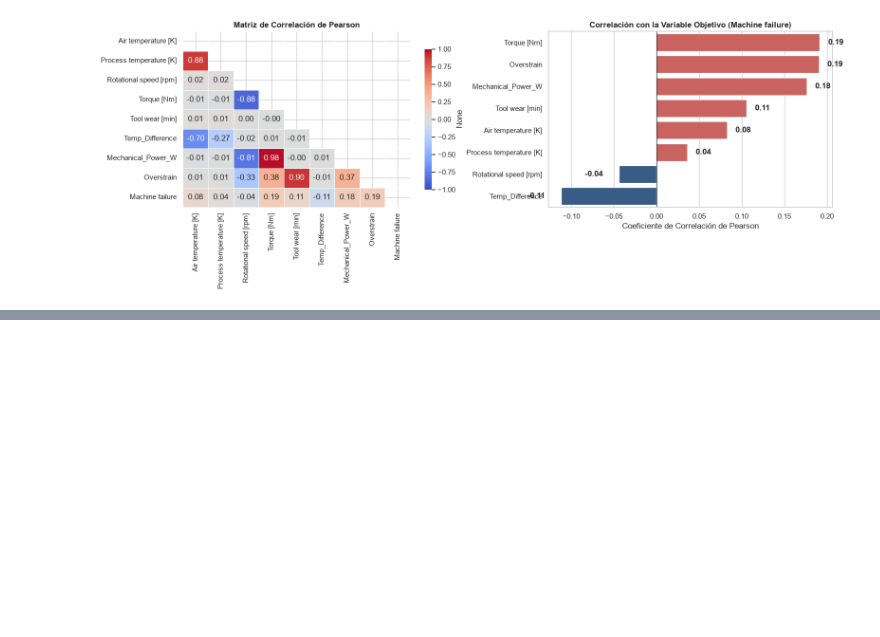
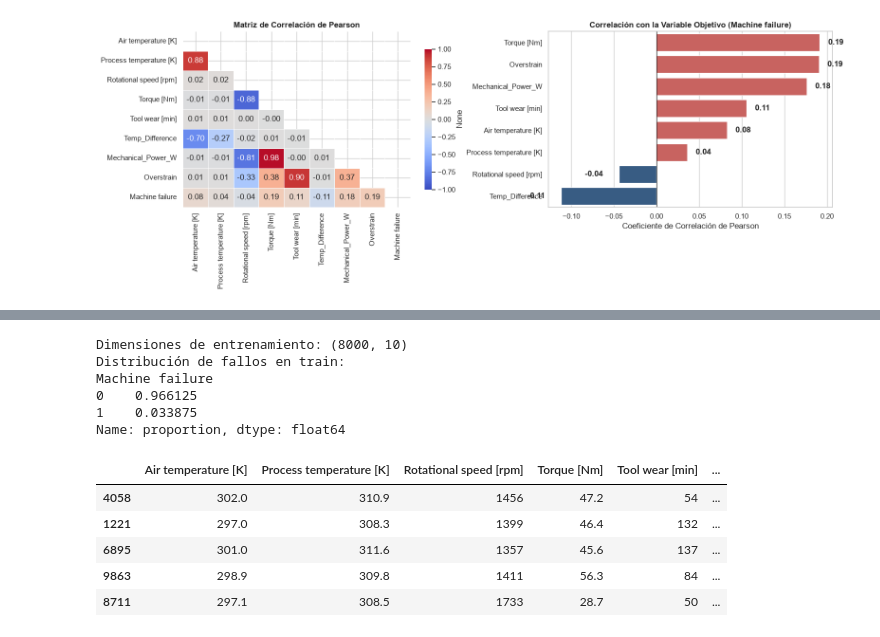
Before and after one commit to ArturoCarrilloJimenez/Predictive-Maintenance-AI4I-2020, a Jupyter notebook: notebooks/pipeline_entrega.ipynb, the cells around one changed output, grey strips where cells are left out. Saved outputs shown, nothing was run; the diff lists cells and outputs as text; code cells hidden in the pictures; blank space fills up the shorter version.

Commit message:
feat: add physical feature engineering and supervised vs unsupervised model benchmark

```diff
--- a/notebooks/pipeline_entrega.ipynb
+++ b/notebooks/pipeline_entrega.ipynb
@@ -165,8 +162,8 @@ El dataset no solo indica si hubo fallo general, sino que cataloga 5 modos de av
 failure_modes = ['TWF', 'HDF', 'PWF', 'OSF', 'RNF']
 
 # Tabla de frecuencias de los modos de fallo
-mode_counts = df[failure_modes].sum()
-mode_props = df[failure_modes].mean() * 100
+mode_counts = df_eda[failure_modes].sum()
+mode_props = df_eda[failure_modes].mean() * 100
 mode_names = {
     'HDF': 'Heat Dissipation Failure (Disipación Térmica)',
     'OSF': 'Overstrain Failure (Sobreesfuerzo)',
@@ -187,12 +184,12 @@ print("--- DESGLOSE POR MODO DE FALLO ESPECÍFICO ---")
 print(failure_summary.to_string(index=False))
 
 # Análisis de fallos múltiples y discrepancias
-df['Total_Modes_Active'] = df[failure_modes].sum(axis=1)
+df_eda['Total_Modes_Active'] = df_eda[failure_modes].sum(axis=1)
 
 # Discrepancias
-rnf_no_failure = df[(df['Machine failure'] == 0) & (df['RNF'] == 1)].shape[0]
-failure_no_modes = df[(df['Machine failure'] == 1) & (df['Total_Modes_Active'] == 0)].shape[0]
-multi_failures = (df['Total_Modes_Active'] > 1).sum()
+rnf_no_failure = df_eda[(df_eda['Machine failure'] == 0) & (df_eda['RNF'] == 1)].shape[0]
+failure_no_modes = df_eda[(df_eda['Machine failure'] == 1) & (df_eda['Total_Modes_Active'] == 0)].shape[0]
+multi_failures = (df_eda['Total_Modes_Active'] > 1).sum()
 
 print("\n--- ANOMALÍAS E INCONSISTENCIAS EN LAS ETIQUETAS ---")
 print(f"1. Fallos aleatorios (RNF=1) donde Machine failure = 0: {rnf_no_failure} casos de 19!")
@@ -210,7 +207,7 @@ for i, v in enumerate(failure_summary['Total Casos']):
     axes[0].text(v + 1.5, i, f"{v} ({failure_summary['Frecuencia (%)'].iloc[i]:.2f}%)", va='center', fontweight='bold')
 
 # Gráfico de número de modos activos por registro averiado
-failures_only = df[df['Machine failure'] == 1]
+failures_only = df_eda[df_eda['Machine failure'] == 1]
 mode_dist = failures_only['Total_Modes_Active'].value_counts().sort_index()
 bars_m = axes[1].bar([f'{k} modos' for k in mode_dist.index], mode_dist.values, color='#4575b4', width=0.5)
 axes[1].set_title('Cantidad de Modos de Fallo Simultáneos en Averías (Machine failure=1)', fontweight='bold')
@@ -498,0 +501,34 @@ A partir de toda la evidencia extraída en este análisis exploratorio, establec
+# %%
+from sklearn.model_selection import train_test_split
+
+from src.features import IndustrialFeatureEngineer
+
+# Separar matriz X de la variable objetivo y
+y = df["Machine failure"]
+X = df.drop(columns=["Machine failure"])
+
+# Transformación de features
+engineer = IndustrialFeatureEngineer(drop_leakage=True)
+X_transformed = engineer.transform(X)
+
+# Partición estratificada (3.39% de fallos exige stratify)
+X_train, X_test, y_train, y_test = train_test_split(
+    X_transformed, y, test_size=0.20, random_state=42, stratify=y
+)
+
+print(f"Dimensiones de entrenamiento: {X_train.shape}")
+print(f"Distribución de fallos en train:\n{y_train.value_counts(normalize=True)}")
+X_train.head()
+# %% [output]
+Dimensiones de entrenamiento: (8000, 10)
+Distribución de fallos en train:
+Machine failure
+0    0.966125
+1    0.033875
+Name: proportion, dtype: float64
+|  | Air temperature [K] | Process temperature [K] | Rotational speed [rpm] | Torque [Nm] | Tool wear [min] | ... |
+| 4058 | 302.0 | 310.9 | 1456 | 47.2 | 54 | ... |
+| 1221 | 297.0 | 308.3 | 1399 | 46.4 | 132 | ... |
+| 6895 | 301.0 | 311.6 | 1357 | 45.6 | 137 | ... |
+| 9863 | 298.9 | 309.8 | 1411 | 56.3 | 84 | ... |
+| 8711 | 297.1 | 308.5 | 1733 | 28.7 | 50 | ... |
```
Also changed, not shown: parts of 10 cells of this notebook, 3 other files.
